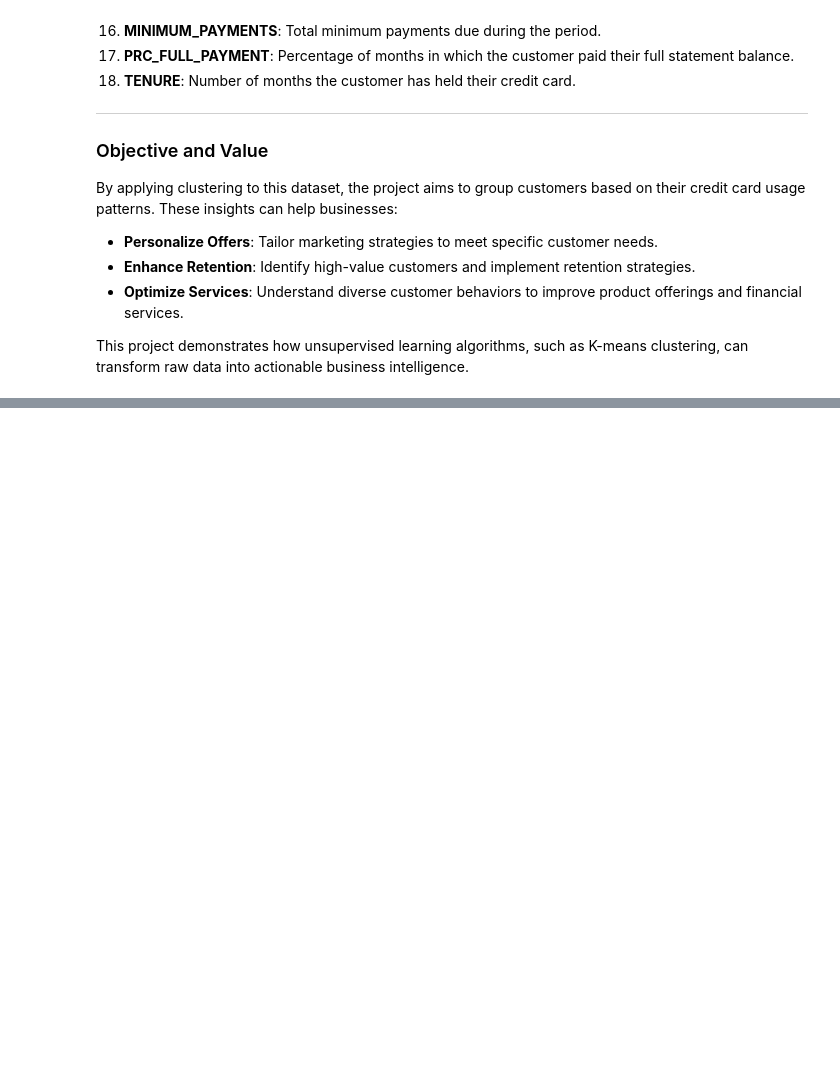
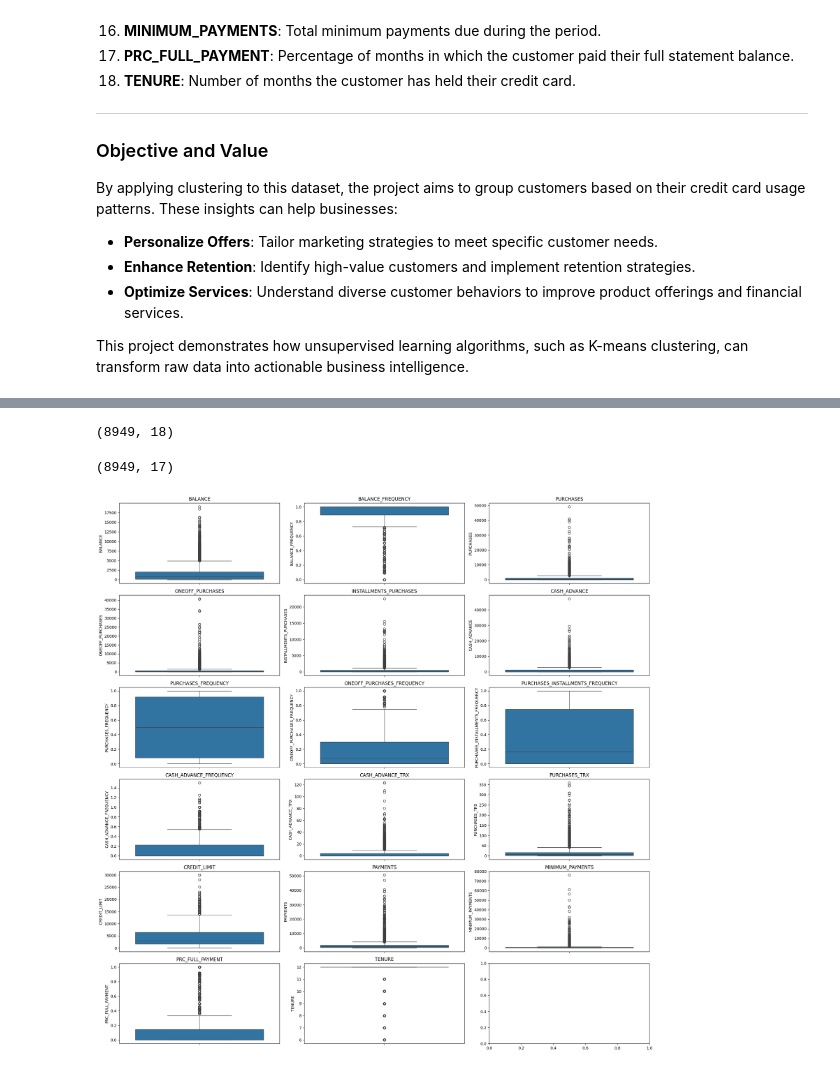
Before and after one commit to walethewave/Supervised-Learning, a Jupyter notebook: Customer seg.ipynb, the cells around one changed output, grey strips where cells are left out. Cells and saved outputs as stored; diff of their text form; code cells hidden in the pictures; blank space fills up the shorter version.

Commit message:
Data Visualization and Outliers

```diff
--- a/Customer seg.ipynb
+++ b/Customer seg.ipynb
@@ -98,3 +98,6 @@ import warnings
 warnings.filterwarnings('ignore')
 # %%
 data = pd.read_csv('Customer_Data.csv')
+# %%
+df = pd.DataFrame(data)
+df
@@ -100,0 +179,5 @@ data = pd.read_csv('Customer_Data.csv')
+# %%
+# Drop the missing value for 'Credit Limit'
+df = df.drop(5203)
+df = df.reset_index(drop=True)
+df.shape
@@ -100,0 +203,22 @@ data = pd.read_csv('Customer_Data.csv')
+# %%
+# Fill missing values in the 'MINIMUM_PAYMENTS' column with the median value
+df['MINIMUM_PAYMENTS'].fillna(df['MINIMUM_PAYMENTS'].median(), inplace=True)
+df.shape
+# %% [output]
+(8949, 18)
+# %%
+# Drop CUST_ID column
+df.drop(['CUST_ID'], axis=1, inplace=True)
+df.shape
+# %% [output]
+(8949, 17)
+# %%
+fig= plt.subplots(nrows=6 , ncols=3 , figsize=(20,20))
+for i in range (len(df.columns)):
+    plt.subplot(6,3,i+1)
+    ax= sns.boxplot(df[df.columns[i]])
+    plt.title(df.columns[i])
+    plt.tight_layout()
+plt.show()
+# %% [output]
+[figure, added]
```
Also changed, not shown: parts of 10 cells of this notebook.
